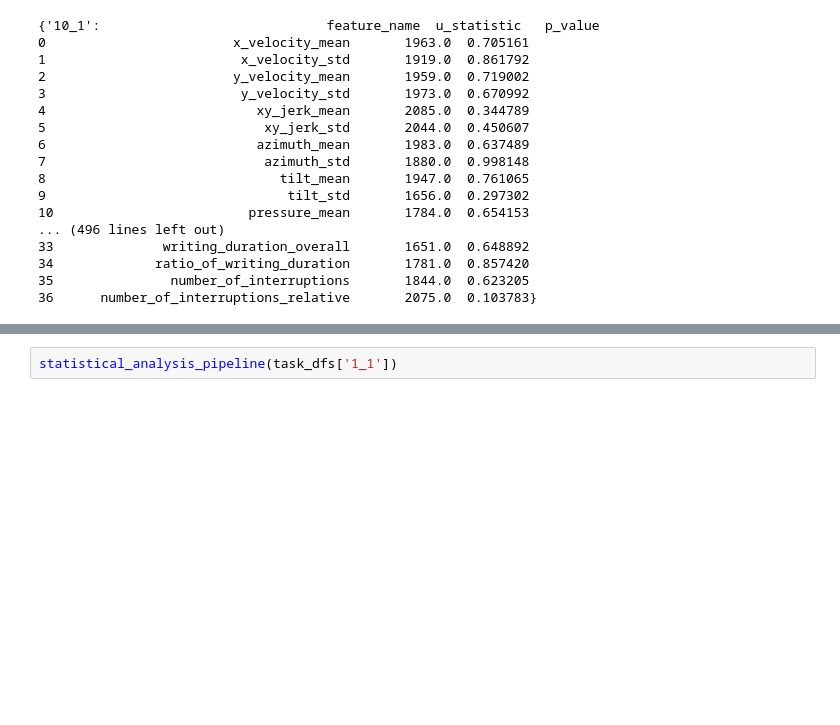
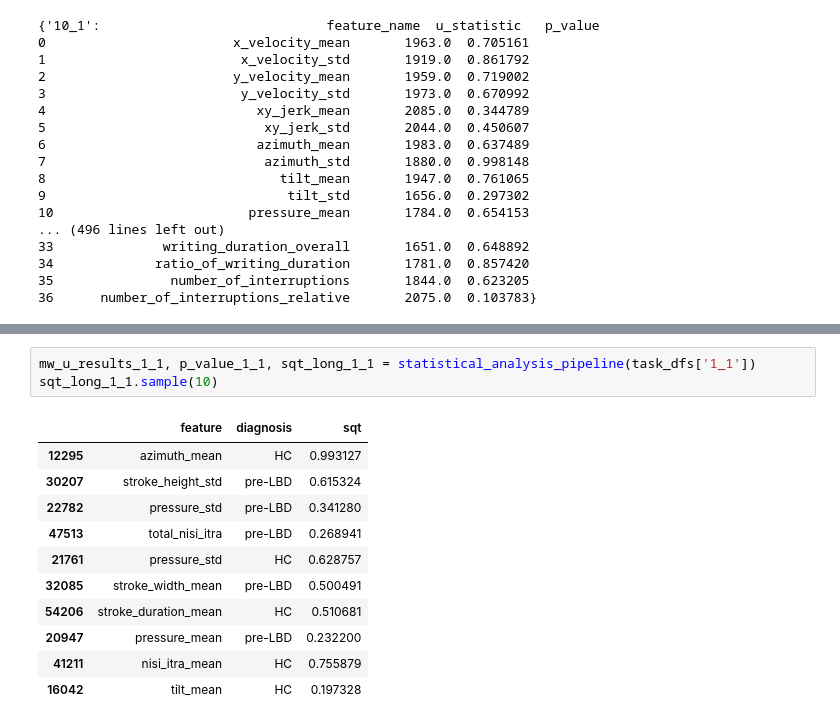
Before and after one commit to RichardLadislav/DOLPHIN-NDD_diagnostic, a Jupyter notebook: handcrafted_features_extraction/hf_analysis_refactor.ipynb, the cells around one changed output, grey strips where cells are left out. Drawn from its saved outputs; the diff is of its cells as text; blank space fills up the shorter version.

Commit message:
refactor done, working statistical pipeline

```diff
--- a/handcrafted_features_extraction/hf_analysis_refactor.ipynb
+++ b/handcrafted_features_extraction/hf_analysis_refactor.ipynb
@@ -793,2 +850,15 @@ TypeError: Cannot convert ['10_1' '15_1' '16_1' ... '3_4' '3_5' '9_1'] to numeri
 # %%
-statistical_analysis_pipeline(task_dfs['1_1'])
+mw_u_results_1_1, p_value_1_1, sqt_long_1_1 = statistical_analysis_pipeline(task_dfs['1_1'])
+sqt_long_1_1.sample(10)
+# %% [output]
+|  | feature | diagnosis | sqt |
+| 12295 | azimuth_mean | HC | 0.993127 |
+| 30207 | stroke_height_std | pre-LBD | 0.615324 |
+| 22782 | pressure_std | pre-LBD | 0.341280 |
+| 47513 | total_nisi_itra | pre-LBD | 0.268941 |
+| 21761 | pressure_std | HC | 0.628757 |
+| 32085 | stroke_width_mean | pre-LBD | 0.500491 |
+| 54206 | stroke_duration_mean | HC | 0.510681 |
+| 20947 | pressure_mean | pre-LBD | 0.232200 |
+| 41211 | nisi_itra_mean | HC | 0.755879 |
+| 16042 | tilt_mean | HC | 0.197328 |
```
Also changed, not shown: parts of 11 cells of this notebook.
